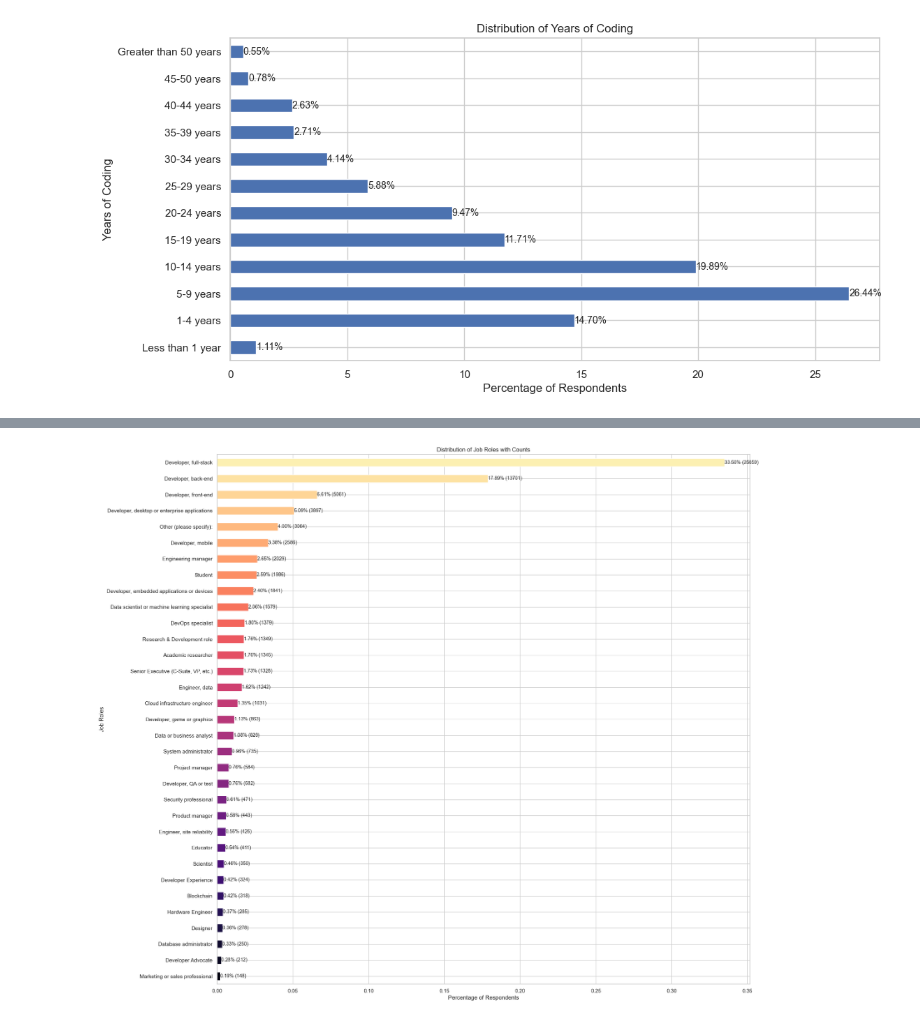
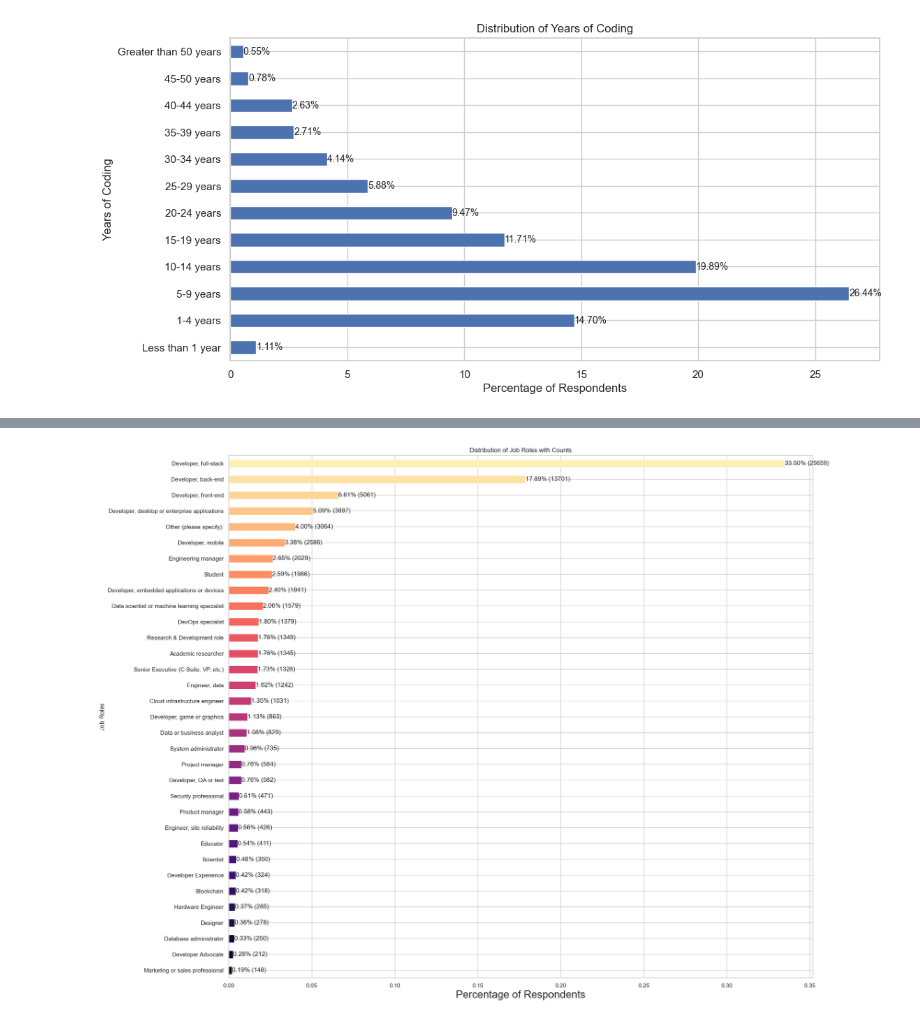
Before and after one commit to SaiNikhil1258/Stack-Over-Flow-Surey-2023, a Jupyter notebook: Stack_overflow_survey_2023.ipynb, the cells around one changed output, grey strips where cells are left out. Cells and saved outputs as stored; diff of their text form; code cells hidden in the pictures.

```diff
--- a/Stack_overflow_survey_2023.ipynb
+++ b/Stack_overflow_survey_2023.ipynb
@@ -189,24 +218,23 @@ plt.xticks(rotation=75,ha='right');
 # %%
 sns.set(style="whitegrid")
-plt.figure(figsize=(18,10))
 
 # Create a horizontal bar plot
-ax = sns.barplot(x='Submissions', y='Country', data=head_country_counts,hue='Submissions')
+plt.figure(figsize=(18, 10))
+ax = sns.barplot(x='Submissions', y='Country', data=head_country_counts, hue='Submissions')
 
 # Display both the number and percentage at the end of each bar
 total_submissions = head_country_counts['Submissions'].sum()
 
-for p in ax.patches:
-    count = int(p.get_width())
+for index, row in head_country_counts.iterrows():
+    count = row['Submissions']
     percentage = f'{100 * count / total_submissions:.1f}%'
-
-    x = p.get_width() + 0.02  # Adjust the position for better visibility
-    y = p.get_y() + p.get_height() / 2
-
-    ax.annotate(f'{count} ({percentage})', (x, y), ha='left', va='center', fontsize=14, color='black')
+    x = count + 0.2
+    y = index
+    ax.text(x, y, f'{count} ({percentage})', ha='left', va='center', fontsize=14, color='black')
 
 # Set plot title
-plt.title('Top 10 Countries by Submissions',fontsize=20)
+plt.title('Top 10 Countries by Submissions', fontsize=20)
+
 # Show the plot
 plt.show()
 # %% [output]
@@ -541,27 +492,27 @@ array(['Senior Executive (C-Suite, VP, etc.)', 'Developer, back-end',
 # %%
 job_roles = survey_raw_df['DevType']
 
 # Create labels for the job roles
 role_labels = job_roles.value_counts().index
 
 # Set Seaborn style
 sns.set(style="whitegrid")
 
 # Plot the results with annotations for both percentages and counts
-plt.figure(figsize=(20,20))
+plt.figure(figsize=(20,18))
 ax = job_roles.value_counts(normalize=True).reindex(role_labels, fill_value=0).sort_values().plot.barh(color=sns.color_palette('magma', len(role_labels)))
 
 # Annotate each bar with the percentage
 for index, (percent, count) in enumerate(zip(job_roles.value_counts(normalize=True).reindex(role_labels, fill_value=0).sort_values(), job_roles.value_counts().reindex(role_labels, fill_value=0).sort_values())):
-    ax.text(percent, index, f'{percent*100:.2f}% ({count})', ha='left', va='center', fontsize=10)
+    ax.text(percent, index, f'{percent*100:.2f}% ({count})', ha='left', va='center', fontsize=12)
 
-plt.xlabel('Percentage of Respondents')
+plt.xlabel('Percentage of Respondents',fontsize=20)
 plt.ylabel('Job Roles')
 plt.title('Distribution of Job Roles with Counts')
 
 # Display a legend
 
 
 plt.show()
 # %% [output]
-[figure, old version]
+[figure, new version]
```
Also changed, not shown: parts of 50 cells of this notebook, 1 other file.
